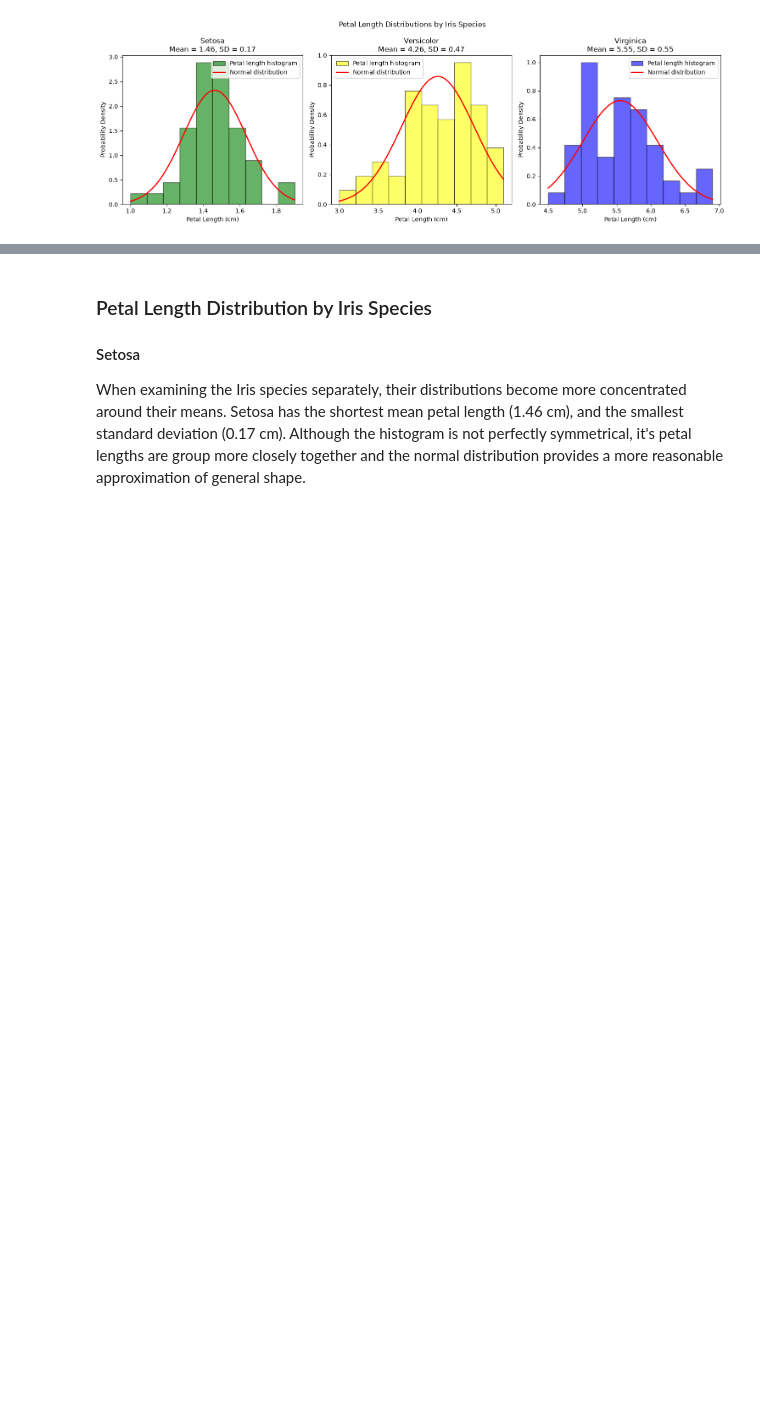
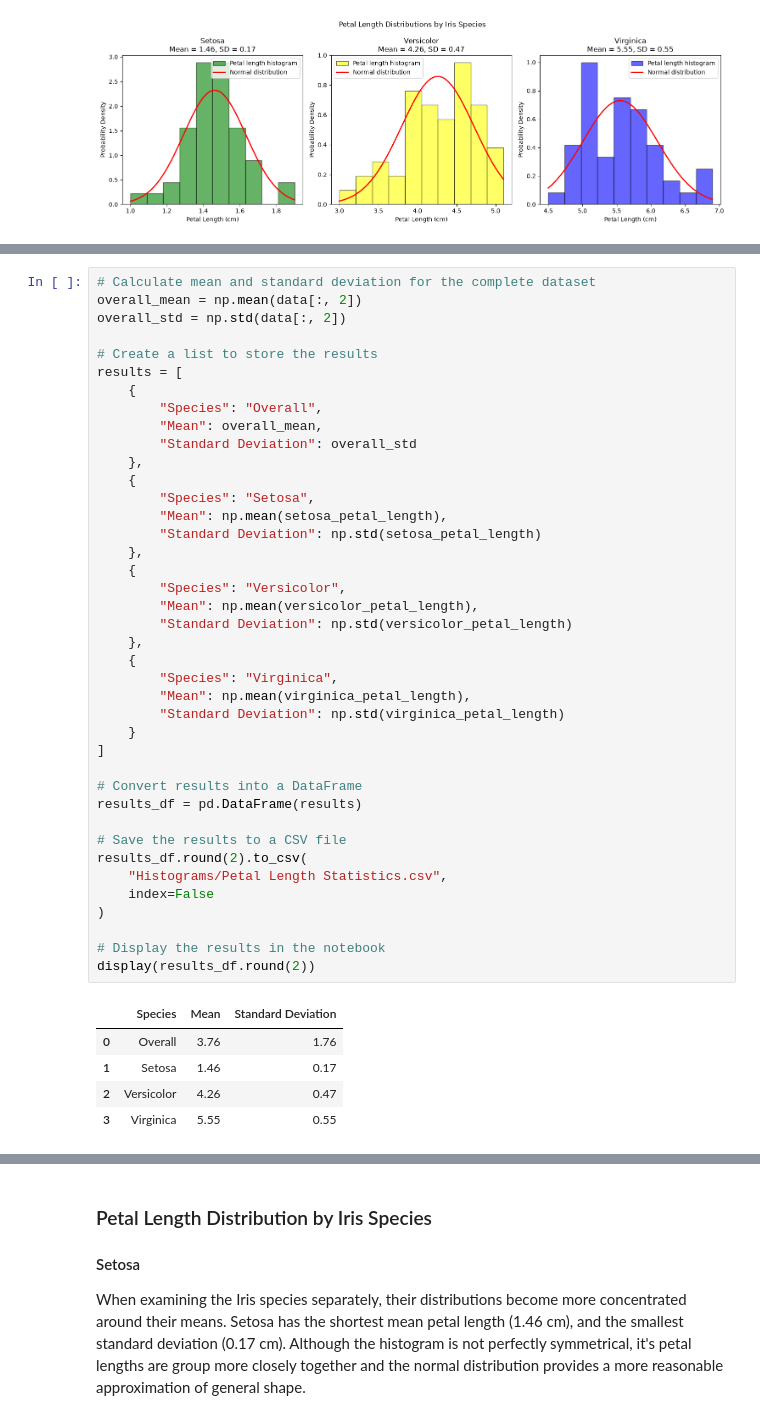
Before and after one commit to philipcullen93/applied_statistics, a Jupyter notebook: problems.ipynb, the cells around one changed output, grey strips where cells are left out. Saved outputs shown, nothing was run; the diff lists cells and outputs as text; blank space fills up the shorter version.

Commit message:
Missed Problem 1 Part 4, went back and added it in. Made a table using the calculations from previous parts of the Problem.

```diff
--- a/problems.ipynb
+++ b/problems.ipynb
@@ -227 +230,47 @@ plt.show()
+# %%
+# Calculate mean and standard deviation for the complete dataset
+overall_mean = np.mean(data[:, 2])
+overall_std = np.std(data[:, 2])
+
+# Create a list to store the results
+results = [
+    {
+        "Species": "Overall",
+        "Mean": overall_mean,
+        "Standard Deviation": overall_std
+    },
+    {
+        "Species": "Setosa",
+        "Mean": np.mean(setosa_petal_length),
+        "Standard Deviation": np.std(setosa_petal_length)
+    },
+    {
+        "Species": "Versicolor",
+        "Mean": np.mean(versicolor_petal_length),
+        "Standard Deviation": np.std(versicolor_petal_length)
+    },
+    {
+        "Species": "Virginica",
+        "Mean": np.mean(virginica_petal_length),
+        "Standard Deviation": np.std(virginica_petal_length)
+    }
+]
+
+# Convert results into a DataFrame
+results_df = pd.DataFrame(results)
+
+# Save the results to a CSV file
+results_df.round(2).to_csv(
+    "Histograms/Petal Length Statistics.csv",
+    index=False
+)
+
+# Display the results in the notebook
+display(results_df.round(2))
+# %% [output]
+|  | Species | Mean | Standard Deviation |
+| 0 | Overall | 3.76 | 1.76 |
+| 1 | Setosa | 1.46 | 0.17 |
+| 2 | Versicolor | 4.26 | 0.47 |
+| 3 | Virginica | 5.55 | 0.55 |
 # %% [markdown]
```
Also changed, not shown: parts of 2 cells of this notebook, 1 other file.
